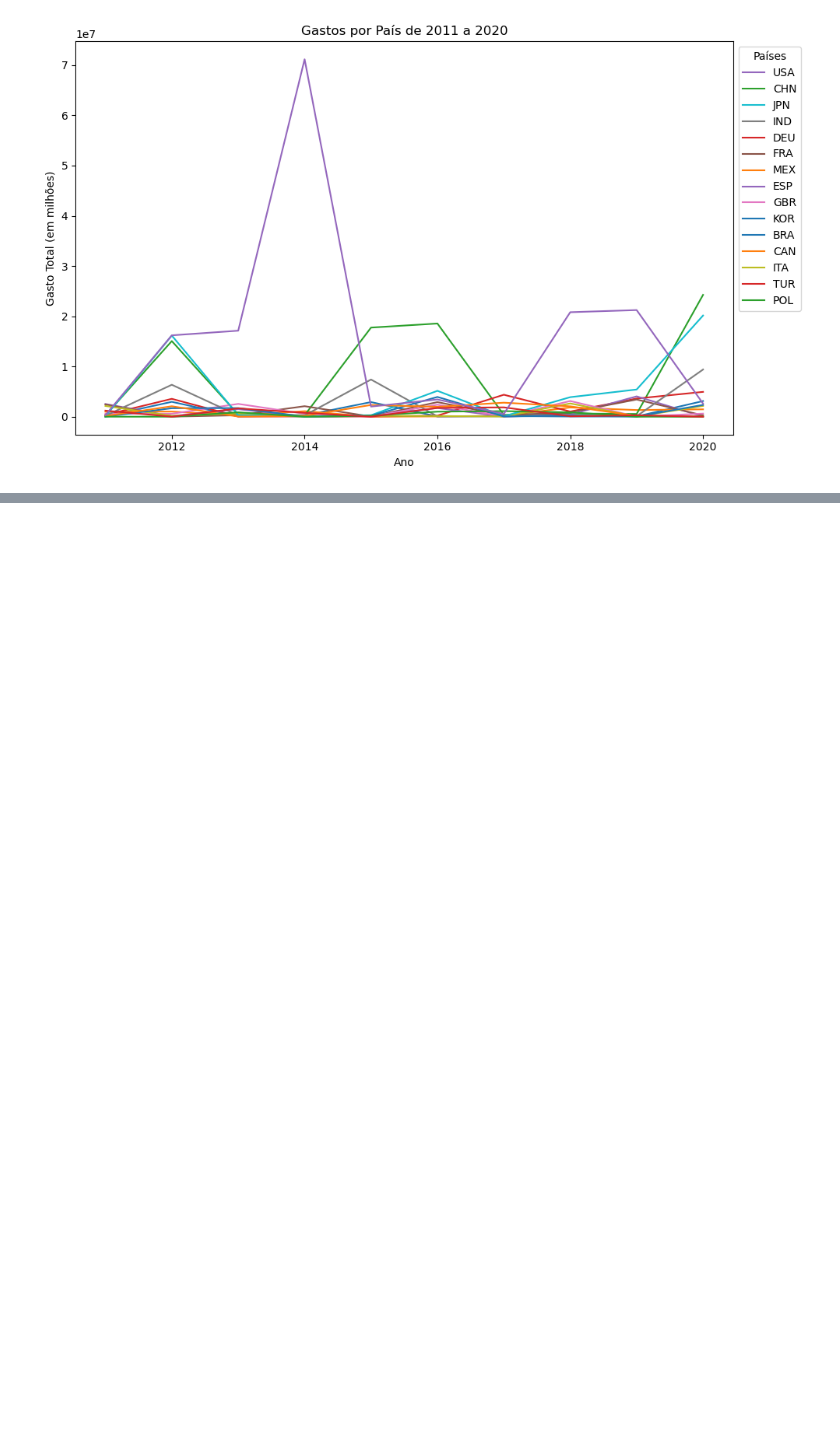
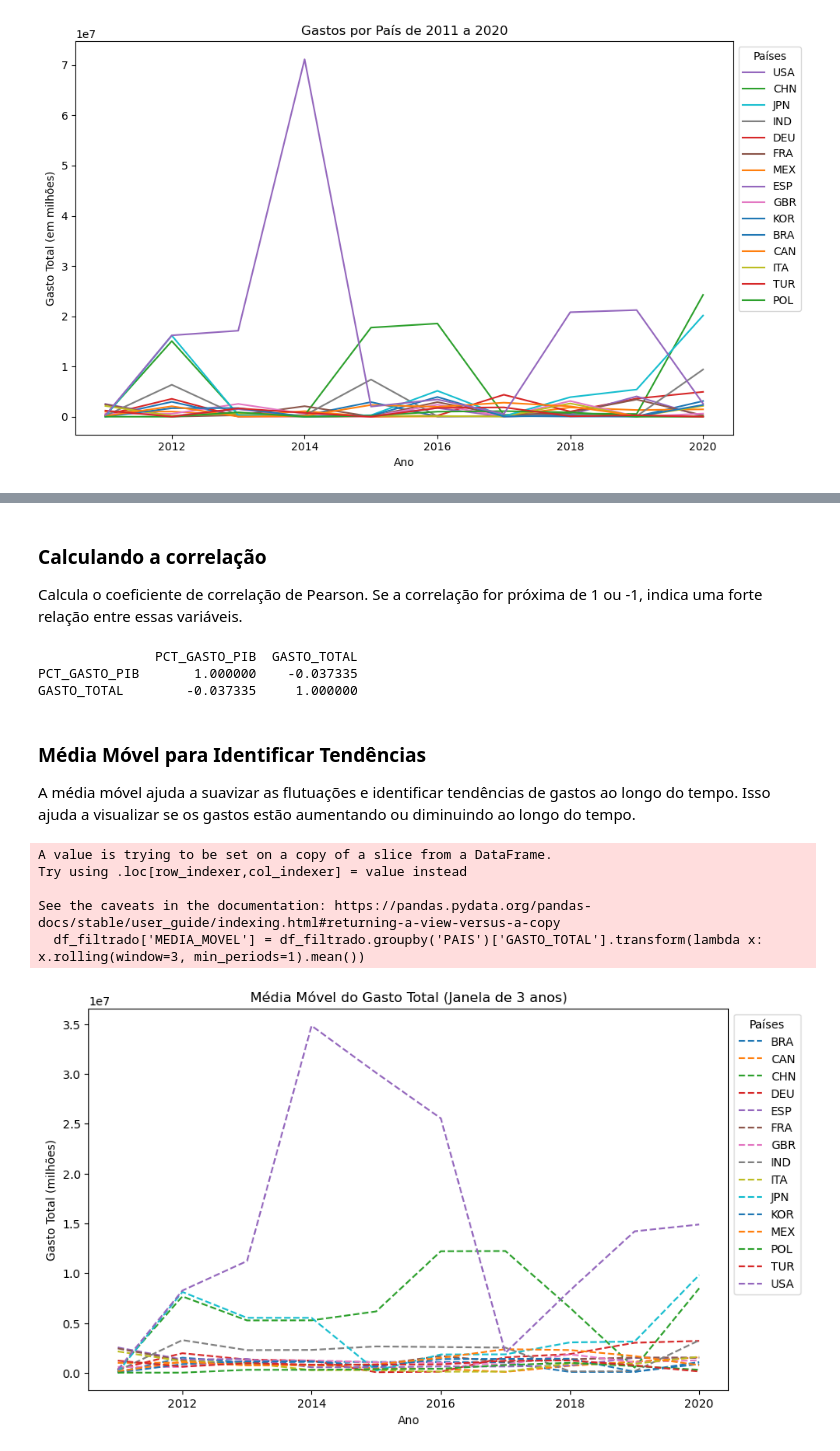
Before and after one commit to GiovanaHoffmann/Gastos-farmaceuticos-por-pais_Analise, a Jupyter notebook: Analise_exploratoria_simples.ipynb, the cells around one changed output, grey strips where cells are left out. Drawn from its saved outputs; the diff is of its cells as text; code cells hidden in the pictures; blank space fills up the shorter version.

```diff
--- a/Analise_exploratoria_simples.ipynb
+++ b/Analise_exploratoria_simples.ipynb
@@ -189,0 +212,36 @@ plt.show()
+# %% [markdown]
+### Calculando a correlação
+Calcula o coeficiente de correlação de Pearson.
+Se a correlação for próxima de 1 ou -1, indica uma forte relação entre essas variáveis.
+# %%
+correlacao = df_filtrado[["PCT_GASTO_PIB", "GASTO_TOTAL"]].corr()
+print(correlacao)
+# %% [output]
+               PCT_GASTO_PIB  GASTO_TOTAL
+PCT_GASTO_PIB       1.000000    -0.037335
+GASTO_TOTAL        -0.037335     1.000000
+# %% [markdown]
+### Média Móvel para Identificar Tendências
+A média móvel ajuda a suavizar as flutuações e identificar tendências de gastos ao longo do tempo.
+Isso ajuda a visualizar se os gastos estão aumentando ou diminuindo ao longo do tempo.
+# %%
+df_filtrado['MEDIA_MOVEL'] = df_filtrado.groupby('PAIS')['GASTO_TOTAL'].transform(lambda x: x.rolling(window=3, min_periods=1).mean())
+
+plt.figure(figsize=(10, 6))
+
+for pais in df_top_15['PAIS'].unique():
+    pais_data = df_filtrado[df_filtrado['PAIS'] == pais]
+    plt.plot(pais_data['ANO'], pais_data['MEDIA_MOVEL'], label=pais, linestyle='dashed')
+
+plt.title("Média Móvel do Gasto Total (Janela de 3 anos)")
+plt.xlabel("Ano")
+plt.ylabel("Gasto Total (milhões)")
+plt.legend(title="Países", loc='upper left', bbox_to_anchor=(1, 1))
+plt.show()
+# %% [output]
+A value is trying to be set on a copy of a slice from a DataFrame.
+Try using .loc[row_indexer,col_indexer] = value instead
+
+See the caveats in the documentation: https://pandas.pydata.org/pandas-docs/stable/user_guide/indexing.html#returning-a-view-versus-a-copy
+  df_filtrado['MEDIA_MOVEL'] = df_filtrado.groupby('PAIS')['GASTO_TOTAL'].transform(lambda x: x.rolling(window=3, min_periods=1).mean())
+[figure, added]
```
Also changed, not shown: parts of 18 cells of this notebook, 1 other file.
